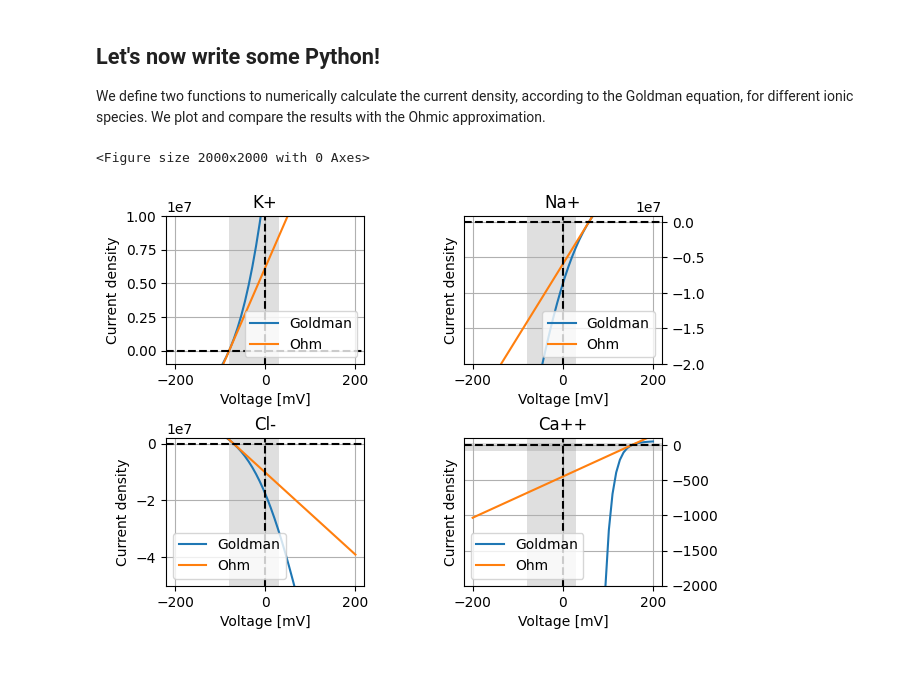
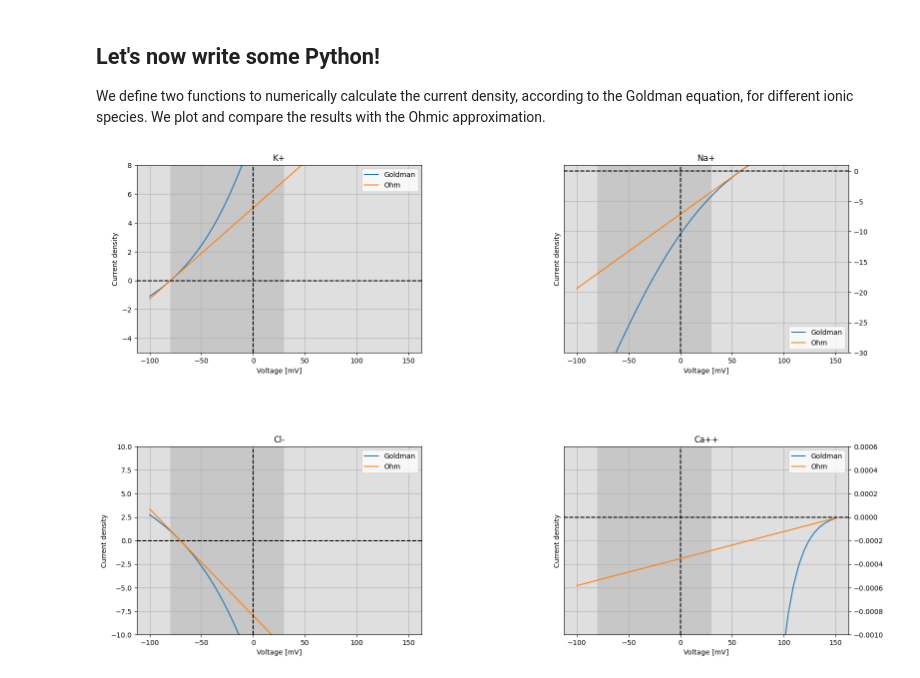
Before and after one commit to mgiugliano/ePhysSignals, a Jupyter notebook: notebooks/to_be_or_not_ohmic.ipynb, the cells around one changed output. Saved outputs shown, nothing was run; the diff lists cells and outputs as text; code cells hidden in the pictures.

```diff
--- a/notebooks/to_be_or_not_ohmic.ipynb
+++ b/notebooks/to_be_or_not_ohmic.ipynb
@@ -48,6 +43,4 @@ def ohm(V, z, u, cin, cout):
 # %%
-
-
 # https://www.priyamstudycentre.com/2021/07/ionic-mobility.html
 ## Mobility [m^2 / (s Volt)]
 # K+  ---> 7.61E-8
@@ -56,33 +49,35 @@ def ohm(V, z, u, cin, cout):
 # Ca2+ --> 6.16E-8
 # Mg2+ --> 5.50E-8
 
-## Concentrations [m Mole/litre]
+## Concentrations [milliMole/litre]
 # K+    out: 20     in: 400
 # Na+   out: 440    in: 50
 # Cl-   out: 560    in: 40
 # Ca++  out: 10     in: 1E-4
 
-# Create a figure large
-fig = plt.figure(figsize=(20,20))
-# Leave more space in between the subplot
+# Create a figure
+#fig = plt.figure(figsize=(80,80))
 fig, axs = plt.subplots(2, 2)
+# Change the size of the whole figure
+fig.set_size_inches(15, 10)
+fig.tight_layout()
 fig.subplots_adjust(hspace=0.5, wspace=0.5)
 
+V = np.linspace(-0.100, 0.150, 50)    # Volt
 
+# Note: J * z * F is in A/m^2
+# I want to express it in mA/cm^2
 
-V = np.linspace(-0.200, 0.200, 50)    # Volt
-
+# A/m^2 = 10^3 mA / 10^4 cm^2 = 0.1 mA/cm^2
 
 # For Potassium ions (K+) ------------------------------------------------------
 z    = +1
 cout = 20    # mMmole/litre
 cin  = 400   # mMmole/litre
 u    = 7.61E-8  # m^2/(s Volt) -- mobility
-Jk = abs(z) * q * goldman(V, z, u, cin, cout)
-Ek = R*T/(z*F) * np.log(cout/cin) * 1000.
+Jk = goldman(V, z, u, cin, cout) # a.u.
 
-jjk = abs(z) * q * ohm(V, z, u, cin, cout)
-
+jjk = ohm(V, z, u, cin, cout) # a.u.
 
 axs[0, 0].plot(V * 1000., Jk, V * 1000, jjk)
 axs[0, 0].set_title('K+')
@@ -93,9 +88,9 @@ z    = +1
 cout = 440      # mMmole/litre
 cin  = 50       # mMmole/litre
 u    = 5.2E-8   # m^2/(s Volt) -- mobility
-Jna = abs(z) * q * goldman(V, z, u, cin, cout)
-Ena = R*T/(z*F) * np.log(cout/cin) * 1000.
-jjna = abs(z) * q * ohm(V, z, u, cin, cout)
+Jna = goldman(V, z, u, cin, cout)  # a.u.
+
+jjna = ohm(V, z, u, cin, cout)  # a.u.
 
 axs[0, 1].plot(V * 1000., Jna, V* 1000., jjna)
 axs[0, 1].set_title('Na+')
@@ -106,9 +101,9 @@ z    = -1
 cout = 560      # mMmole/litre
 cin  = 40       # mMmole/litre
 u    = 7.9E-8   # m^2/(s Volt) -- mobility
-Jcl  = abs(z) * q * goldman(V, z, u, cin, cout)
-Ecl = R*T/(z*F) * np.log(cout/cin) * 1000.
-jjcl = abs(z) * q * ohm(V, z, u, cin, cout)
+Jcl  = goldman(V, z, u, cin, cout)  # a.u.
+
+jjcl = ohm(V, z, u, cin, cout)  # a.u.
 
 axs[1, 0].plot(V * 1000., Jcl, V * 1000., jjcl)
 axs[1, 0].set_title('Cl-')
@@ -117,40 +112,38 @@ axs[1, 0].set_title('Cl-')
 # For Calcium ions (Ca++) --------------------------------------------------------
 z    = +2
 cout = 10           # mMmole/litre
 cin  = 0.0001       # mMmole/litre
 u    = 7.9E-8       # m^2/(s Volt) -- mobility
-Jca = abs(z) * q * goldman(V, z, u, cin, cout)
-Eca = R*T/(z*F) * np.log(cout/cin) * 1000.
-jjca = abs(z) * q * ohm(V, z, u, cin, cout)
+Jca = goldman(V, z, u, cin, cout) # a.u.
+
+jjca = ohm(V, z, u, cin, cout) # a.u.
 
 axs[1, 1].plot(V * 1000., Jca, V * 1000., jjca)
 axs[1, 1].set_title('Ca++')
 
 axs[0, 1].yaxis.tick_right()
 axs[1, 1].yaxis.tick_right()
 
-axs[0, 0].set_ylim(-1e6, 1e7)
-axs[0, 1].set_ylim(-2e7, 8*1e5)
-axs[1, 0].set_ylim(-0.5e8, 2*1e6)
-axs[1, 1].set_ylim(-2e3, 1e2)
-
+axs[0, 0].set_ylim(-5, 8)
+axs[0, 1].set_ylim(-30, 1)
+axs[1, 0].set_ylim(-10, 10)
+axs[1, 1].set_ylim(-0.001,0.0006)
 
 
 for ax in axs.flat:
     ax.set(xlabel='Voltage [mV]', ylabel='Current density')
     ax.grid()
     ax.legend(['Goldman', 'Ohm'])
     #ax.set_ylim(-1e6, 5*1e6)
     # Let's plot a cross at the center
     ax.axvline(x=0, color='k', linestyle='--')
     ax.axhline(y=0, color='k', linestyle='--')
     # Let's make a shaded region in the range [-0.08 ; +0.03]
     ax.axhspan(-80, 30, facecolor='0.5', alpha=0.25)
     ax.axvspan(-80, 30, facecolor='0.5', alpha=0.25)
 
 # Hide x labels and tick labels for top plots and y ticks for right plots.
 #for ax in axs.flat:
     #ax.label_outer()
 # %% [output]
-<Figure size 2000x2000 with 0 Axes>
-[figure, old version]
+[figure, new version]
```
Also changed, not shown: parts of 1 cell of this notebook.
